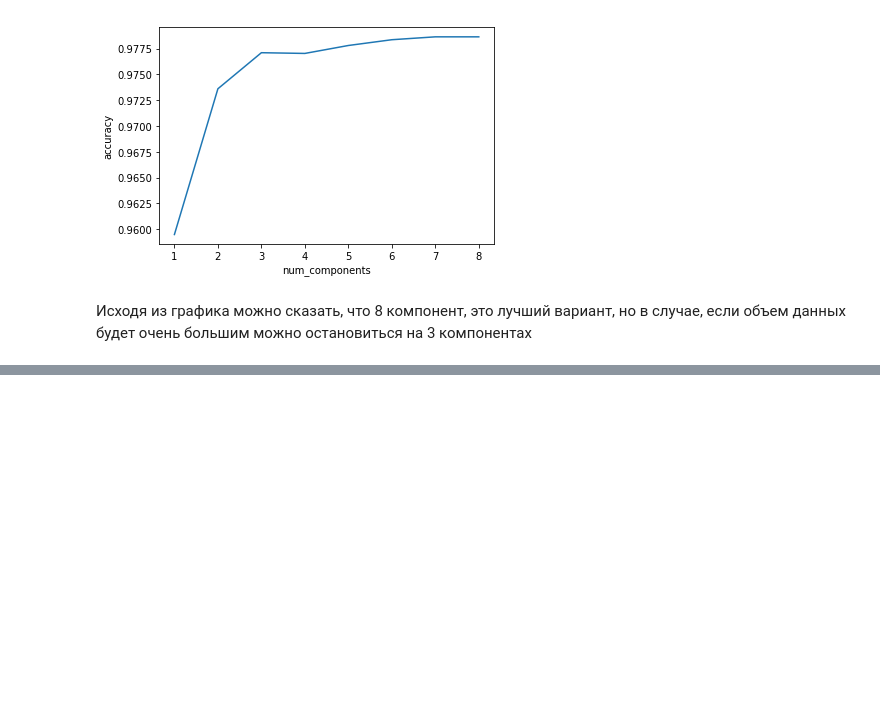
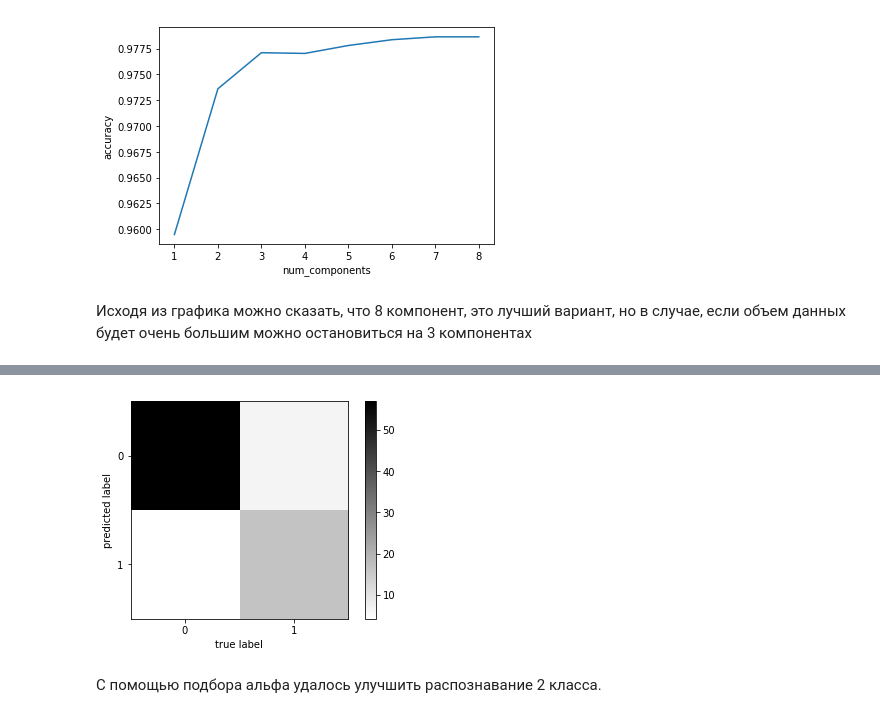
Before and after one commit to hessusH/ml_ad, a Jupyter notebook: Laba#1.ipynb, the cells around one changed output, grey strips where cells are left out. Drawn from its saved outputs; the diff is of its cells as text; code cells hidden in the pictures; blank space fills up the shorter version.

```diff
--- a/Laba#1.ipynb
+++ b/Laba#1.ipynb
@@ -507,0 +626,2 @@ plt.show()
+# %%
+alpha_opt = alpha_opt[0]
@@ -507,0 +645,15 @@ plt.show()
+# %%
+M = confusion_matrix(y_test_pred, y_test)
+M = np.sqrt(M)
+plt.imshow(M, interpolation = 'nearest')
+plt.set_cmap('binary')
+plt.xticks(range(2))
+plt.yticks(range(2))
+plt.xlabel("true label")
+plt.ylabel("predicted label")
+plt.colorbar()
+pass
+# %% [output]
+[figure, added]
+# %% [markdown]
+С помощью подбора альфа удалось улучшить распознавание 2 класса.
```
Also changed, not shown: parts of 37 cells of this notebook.
